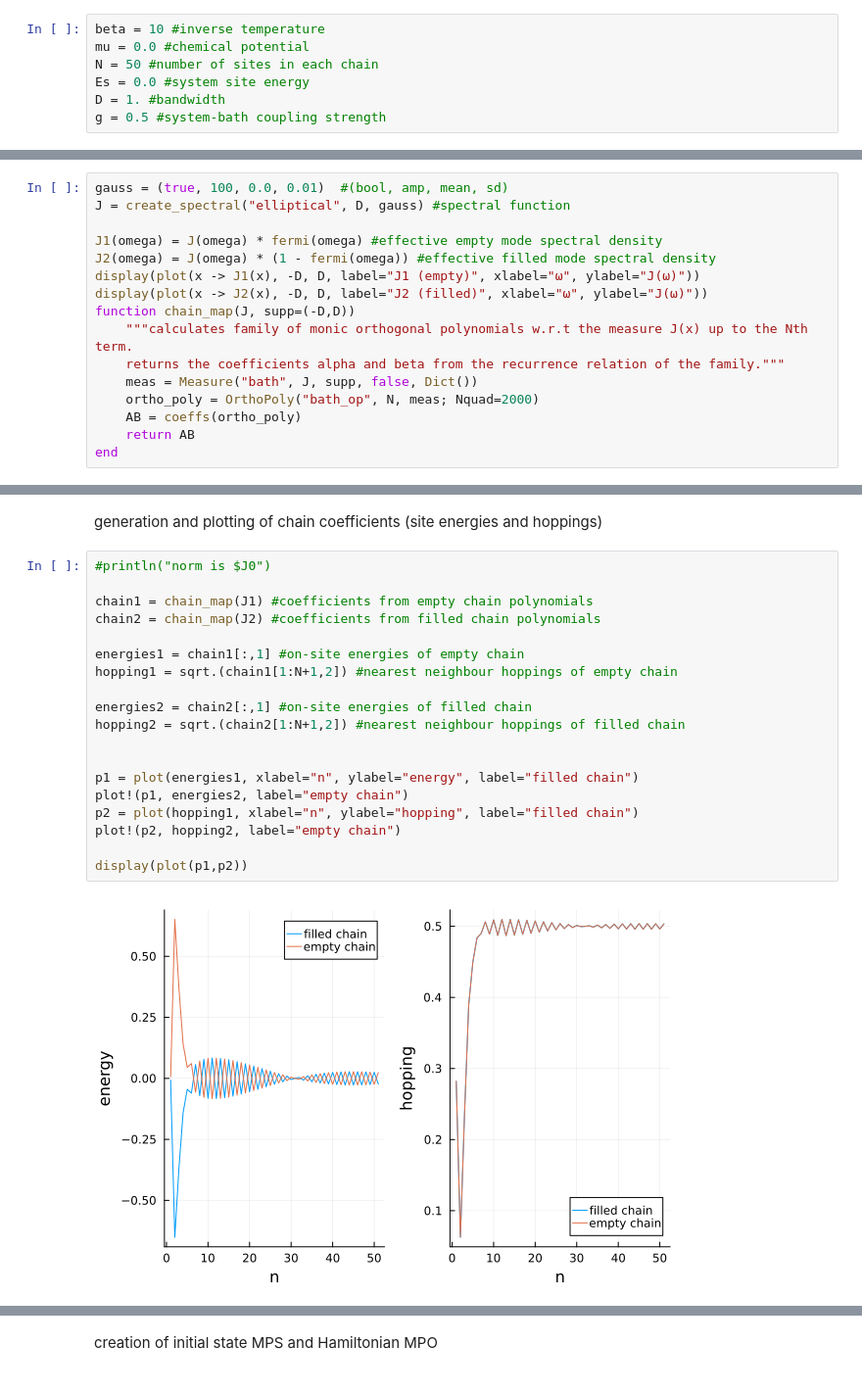
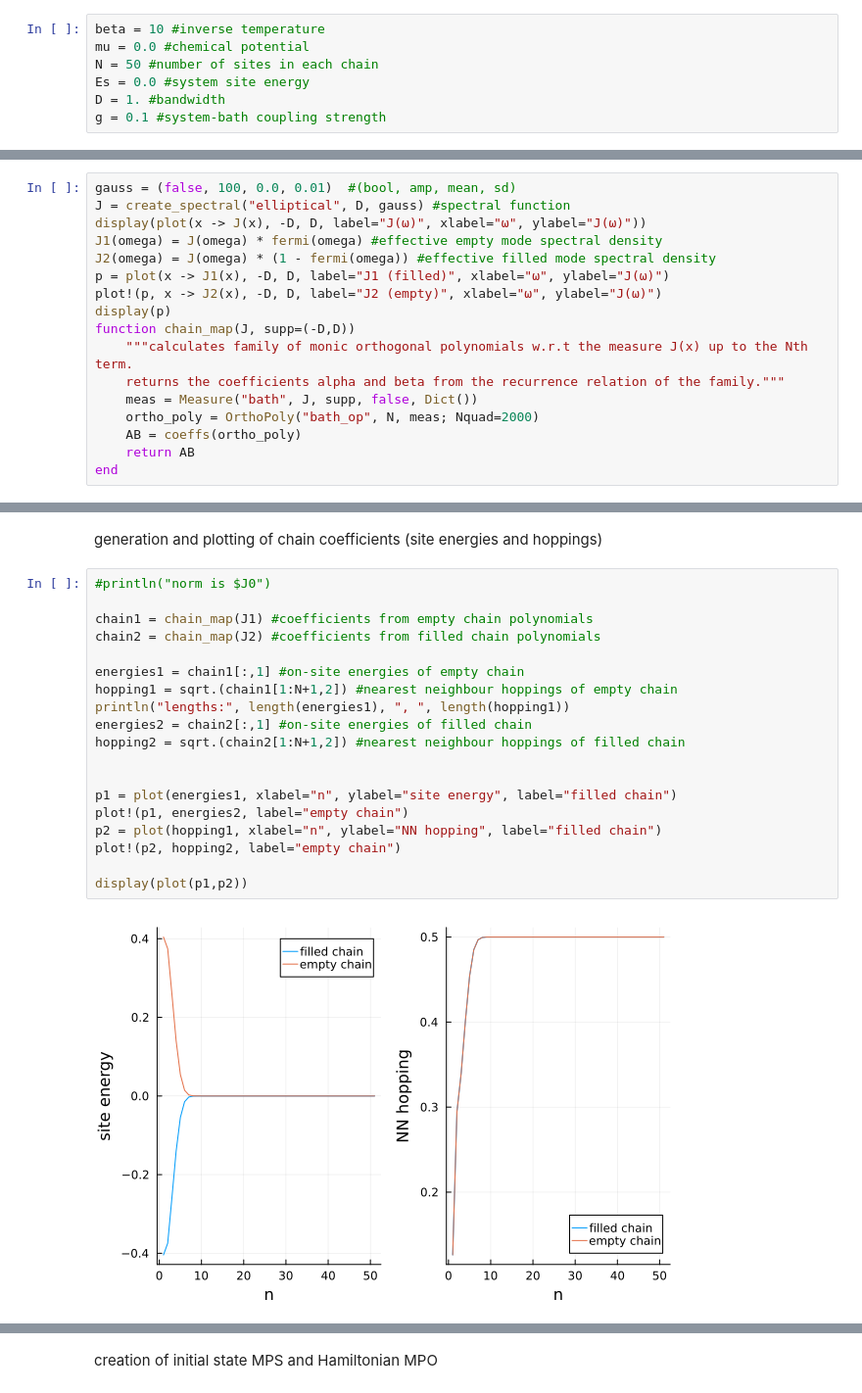
Before and after one commit to FTurci/AgeingManyBodyQuantumSys, a Jupyter notebook: Ben Code/single_bath_evolution.ipynb, the cells around one changed output, grey strips where cells are left out. Shown at 98% size. Saved outputs shown, nothing was run; the diff lists cells and outputs as text.

```diff
--- a/Ben Code/single_bath_evolution.ipynb
+++ b/Ben Code/single_bath_evolution.ipynb
@@ -19,5 +19,5 @@ mu = 0.0 #chemical potential
 N = 50 #number of sites in each chain
 Es = 0.0 #system site energy
 D = 1. #bandwidth
-g = 0.5 #system-bath coupling strength
+g = 0.1 #system-bath coupling strength
 # %% [output]
@@ -54,13 +54,14 @@ fermi (generic function with 1 method)
 # %% [markdown]
 Spectral function, thermofield transformation of spectral function, orthogonal polynomial chain mapping
 # %%
-gauss = (true, 100, 0.0, 0.01)  #(bool, amp, mean, sd)
+gauss = (false, 100, 0.0, 0.01)  #(bool, amp, mean, sd)
 J = create_spectral("elliptical", D, gauss) #spectral function
-
+display(plot(x -> J(x), -D, D, label="J(ω)", xlabel="ω", ylabel="J(ω)"))
 J1(omega) = J(omega) * fermi(omega) #effective empty mode spectral density
 J2(omega) = J(omega) * (1 - fermi(omega)) #effective filled mode spectral density
-display(plot(x -> J1(x), -D, D, label="J1 (empty)", xlabel="ω", ylabel="J(ω)"))
-display(plot(x -> J2(x), -D, D, label="J2 (filled)", xlabel="ω", ylabel="J(ω)"))
+p = plot(x -> J1(x), -D, D, label="J1 (filled)", xlabel="ω", ylabel="J(ω)")
+plot!(p, x -> J2(x), -D, D, label="J2 (empty)", xlabel="ω", ylabel="J(ω)")
+display(p)
 function chain_map(J, supp=(-D,D))
     """calculates family of monic orthogonal polynomials w.r.t the measure J(x) up to the Nth term.
     returns the coefficients alpha and beta from the recurrence relation of the family."""
@@ -78,21 +79,21 @@ generation and plotting of chain coefficients (site energies and hoppings)
 # %%
 #println("norm is $J0")
 
 chain1 = chain_map(J1) #coefficients from empty chain polynomials
 chain2 = chain_map(J2) #coefficients from filled chain polynomials
 
 energies1 = chain1[:,1] #on-site energies of empty chain
 hopping1 = sqrt.(chain1[1:N+1,2]) #nearest neighbour hoppings of empty chain
-
+println("lengths:", length(energies1), ", ", length(hopping1))
 energies2 = chain2[:,1] #on-site energies of filled chain
 hopping2 = sqrt.(chain2[1:N+1,2]) #nearest neighbour hoppings of filled chain
 
 
-p1 = plot(energies1, xlabel="n", ylabel="energy", label="filled chain")
+p1 = plot(energies1, xlabel="n", ylabel="site energy", label="filled chain")
 plot!(p1, energies2, label="empty chain")
-p2 = plot(hopping1, xlabel="n", ylabel="hopping", label="filled chain")
+p2 = plot(hopping1, xlabel="n", ylabel="NN hopping", label="filled chain")
 plot!(p2, hopping2, label="empty chain")
 
 display(plot(p1,p2))
 # %% [output]
-[figure, old version]
+[figure, new version]
```
Also changed, not shown: parts of 6 cells of this notebook, 1 other file.
